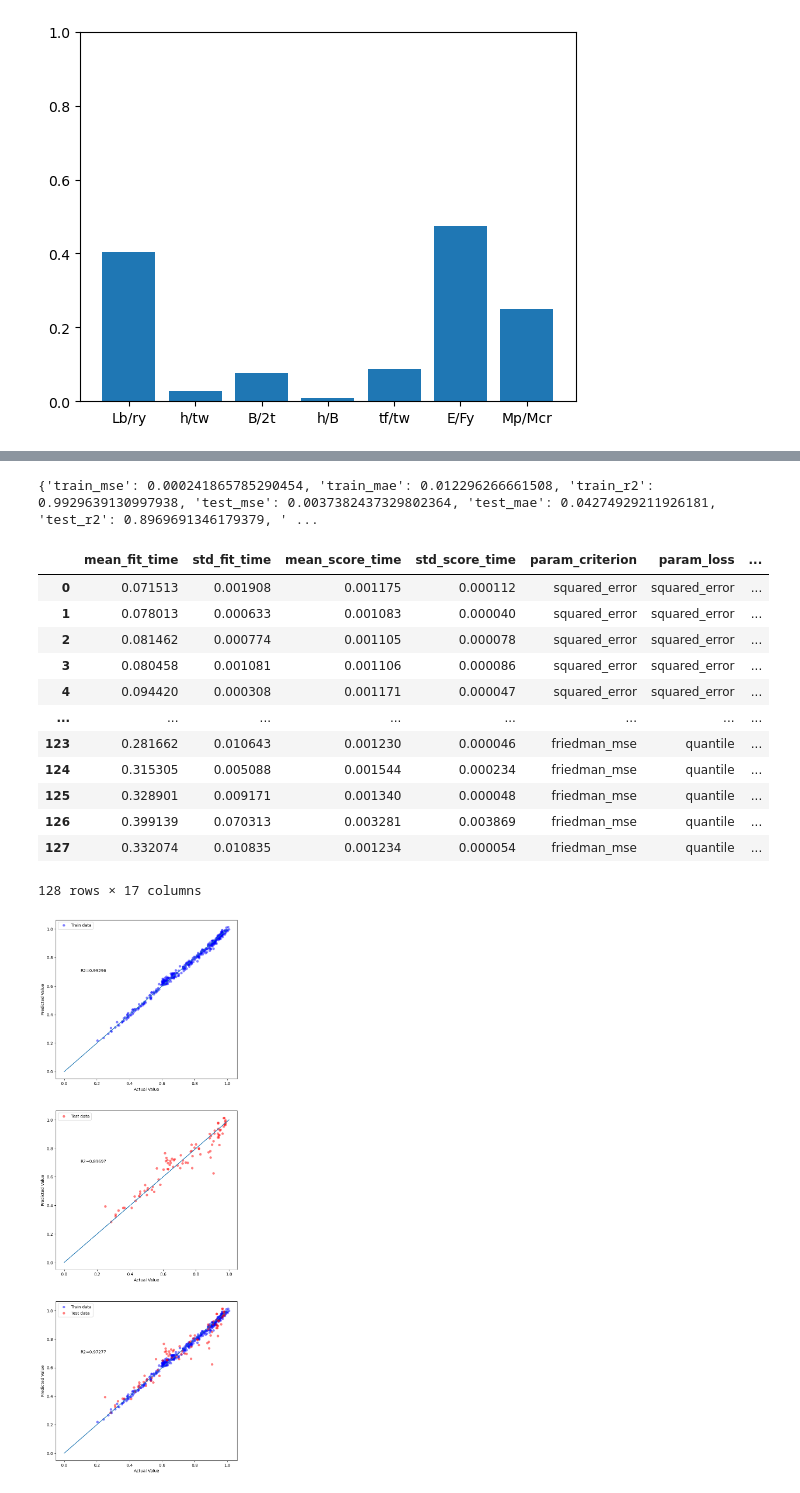
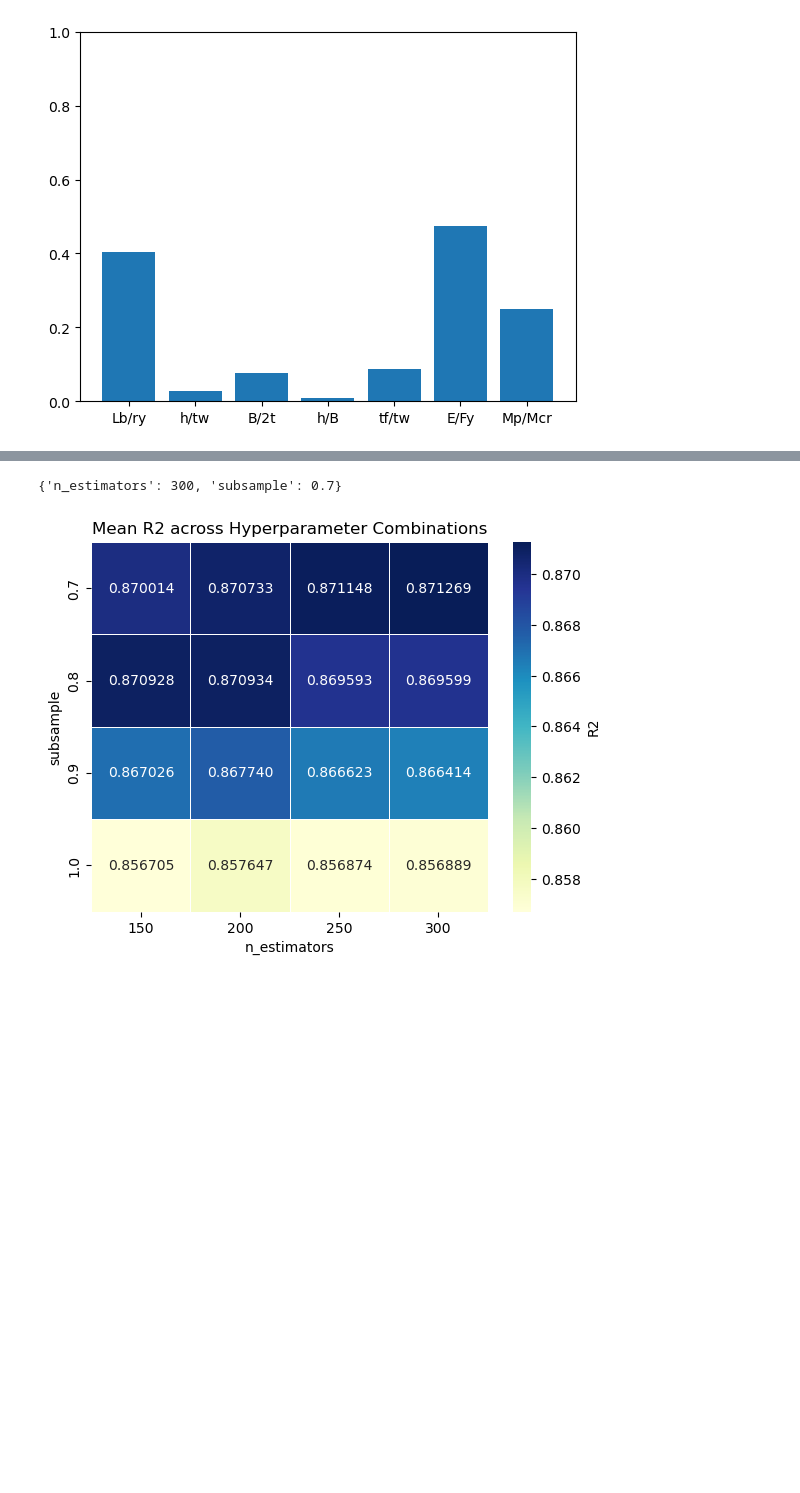
Before and after one commit to shantanu404/ibeam, a Jupyter notebook: ibeam.ipynb, the cells around one changed output, grey strips where cells are left out. Cells and saved outputs as stored; diff of their text form; code cells hidden in the pictures; blank space fills up the shorter version.

```diff
--- a/ibeam.ipynb
+++ b/ibeam.ipynb
@@ -110,8 +129,11 @@ rf_params = {
     'n_estimators' : [150, 200, 250, 300],
 }
 
-_, _, rf_metrics = evaluate_pipeline(RandomForestRegressor(random_state=42), rf_params)
-plt.savefig('random_forest.png')
+rf_cv = GridSearchCV(RandomForestRegressor(random_state=42), rf_params)
+rf_cv.fit(X_train, y_train)
+rf_best = rf_cv.best_estimator_
+rf_metrics = evaluate_pipeline(rf_best)
 
-rf_metrics
+rf_cv_result = pd.DataFrame(rf_cv.cv_results_)
+plot_cross_validation(rf_cv_result)
 # %% [output]
@@ -128,29 +146,17 @@ rf_metrics
 # %%
 gb_params = {
-    'loss' : ['squared_error', 'absolute_error', 'huber', 'quantile'],
-    'subsample' : [0.5, 0.7, 0.8, 1.0],
-    'criterion' : ['squared_error', 'friedman_mse'],
+    'subsample' : [0.7, 0.8, 0.9, 1.0],
     'n_estimators' : [150, 200, 250, 300],
 }
 
-_, cv_res, gb_metrics = evaluate_pipeline(GradientBoostingRegressor(random_state=42), gb_params)
-plt.savefig('gradient_boosting.png')
+gb_cv = GridSearchCV(GradientBoostingRegressor(random_state=42), gb_params)
+gb_cv.fit(X_train, y_train)
+gb_best = gb_cv.best_estimator_
 
-print(gb_metrics)
-cv_res
+print(gb_cv.best_params_)
+
+gb_cv_result = pd.DataFrame(gb_cv.cv_results_)
+plot_cross_validation(gb_cv_result)
 # %% [output]
-{'train_mse': 0.000241865785290454, 'train_mae': 0.012296266661508, 'train_r2': 0.9929639130997938, 'test_mse': 0.0037382437329802364, 'test_mae': 0.04274929211926181, 'test_r2': 0.8969691346179379, ' ...
+{'n_estimators': 300, 'subsample': 0.7}
-|  | mean_fit_time | std_fit_time | mean_score_time | std_score_time | param_criterion | param_loss | ... |
-| 0 | 0.071513 | 0.001908 | 0.001175 | 0.000112 | squared_error | squared_error | ... |
-| 1 | 0.078013 | 0.000633 | 0.001083 | 0.000040 | squared_error | squared_error | ... |
-| 2 | 0.081462 | 0.000774 | 0.001105 | 0.000078 | squared_error | squared_error | ... |
-| 3 | 0.080458 | 0.001081 | 0.001106 | 0.000086 | squared_error | squared_error | ... |
-| 4 | 0.094420 | 0.000308 | 0.001171 | 0.000047 | squared_error | squared_error | ... |
-| ... | ... | ... | ... | ... | ... | ... | ... |
-| 123 | 0.281662 | 0.010643 | 0.001230 | 0.000046 | friedman_mse | quantile | ... |
-| 124 | 0.315305 | 0.005088 | 0.001544 | 0.000234 | friedman_mse | quantile | ... |
-| 125 | 0.328901 | 0.009171 | 0.001340 | 0.000048 | friedman_mse | quantile | ... |
-| 126 | 0.399139 | 0.070313 | 0.003281 | 0.003869 | friedman_mse | quantile | ... |
-| 127 | 0.332074 | 0.010835 | 0.001234 | 0.000054 | friedman_mse | quantile | ... |
-128 rows × 17 columns
-[figure, old version]
+[figure, new version]
```
Also changed, not shown: parts of 14 cells of this notebook.
